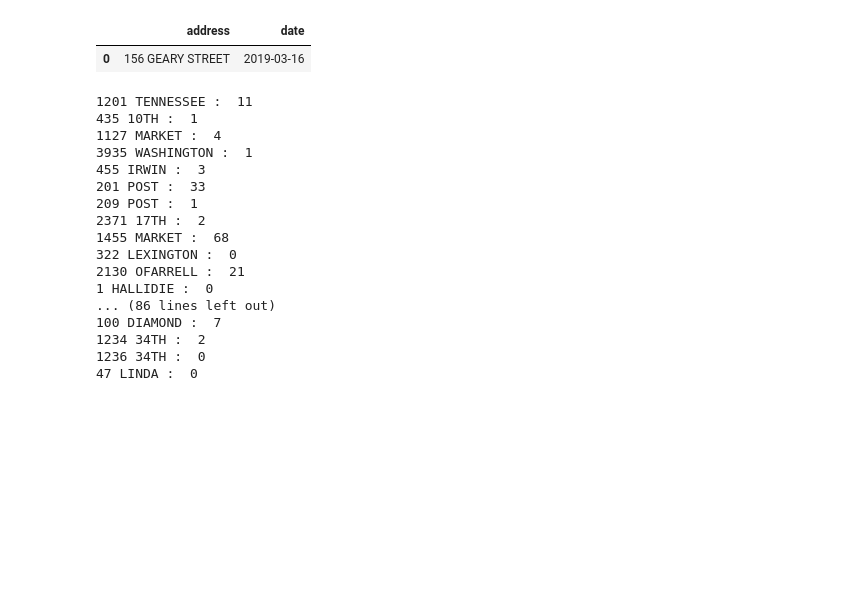
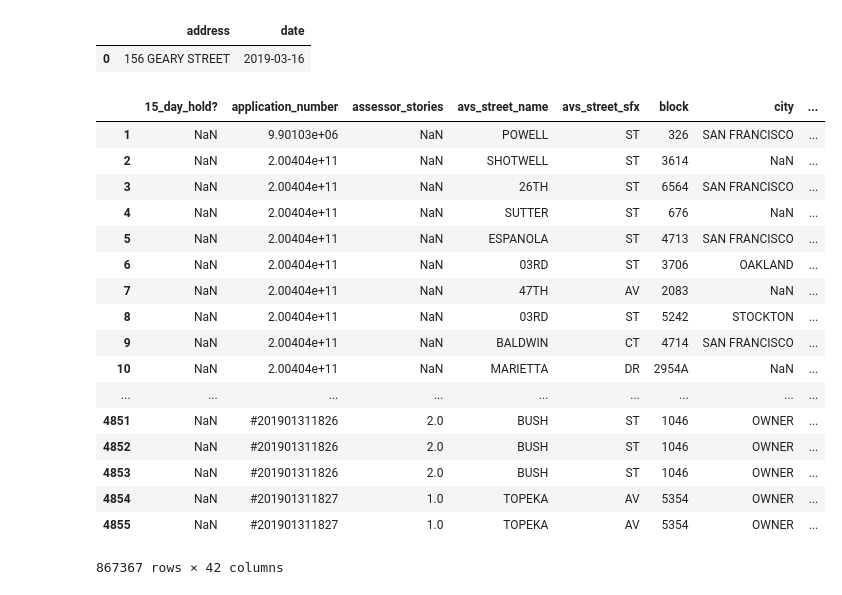
Before and after one commit to porbo/sf-fires, a Jupyter notebook: data_explore_b.ipynb, the cells around one changed output. Cells and saved outputs as stored; diff of their text form; code cells hidden in the pictures; blank space fills up the shorter version.

```diff
--- a/data_explore_b.ipynb
+++ b/data_explore_b.ipynb
@@ -531,30 +583,37 @@ target
+# %%
+fires = np.zeros((len(target_matching), 2))
 # %%
 a, b, c = 0,0,0
-start_date = target['date'].iloc[-1]
+start_date = pd.to_datetime('2004-01-01')
 # %%
-for i, row in predictor.iterrows():
+time1 = time.clock()
+for i, row in target_matching.iterrows():
     if i%10000 == 0:
         print('done with {} iterations'.format(i))
+        print(time.clock() - time1)
     try:
         #part a
-        p1 = time.clock()
+#         p1 = time.clock()
         start = row['status_date']
         address = row['address']
         #part b
-        p2 = time.clock()
+#         p2 = time.clock()
 
         days = (start - start_date).days
-        temp = target.iloc[:target_date_index[days]]
+        after = fires_df.iloc[:target_date_index[days]]
+        before = fires_df.iloc[target_date_index[days]:]
 
         #part c
-        p3 = time.clock()
-        fires[i] = len(temp[temp['address'].apply(lambda x: address == x[:len(address)])])
-        last = time.clock()
+#         p3 = time.clock()
 
-        a += p2 - p1
-        b += p3 - p2
-        c += last - p3
-    except:
+        fires[i,0] = len(before[before['address'].apply(lambda x: address == x[:len(address)])])
+        fires[i,1] = len(after[after['address'].apply(lambda x: address == x[:len(address)])])
+#         last = time.clock()
+
+#         a += p2 - p1
+#         b += p3 - p2
+#         c += last - p3
+    except:h
         print(i)
         print(sys.exc_info())
         break
@@ -564,0 +638,2 @@ done with 0 iterations
+# %%
+target = pd.DataFrame(data = fires, columns = ['fires_before', 'fires_after'])
@@ -647,27 +743,24 @@ predictor['street name'] = predictor['list'].apply(lambda x: x[1])
 predictor['addr2'] = predictor['list'].apply(lambda x: ' '.join(x[:-1]))
 # %%
 save(predictor)
-# %%
-for i, addr in enumerate(predictor['addr2'].unique()):
-    t = target[target['Address'].apply(lambda x: addr in x)].count()
-    print(addr, ': ', t['Address'])
-    if i > 100:
-        break
-# %% [output]
-1201 TENNESSEE :  11
-435 10TH :  1
-1127 MARKET :  4
-3935 WASHINGTON :  1
-455 IRWIN :  3
-201 POST :  33
-209 POST :  1
-2371 17TH :  2
-1455 MARKET :  68
-322 LEXINGTON :  0
-2130 OFARRELL :  21
-1 HALLIDIE :  0
-... (86 lines left out)
-100 DIAMOND :  7
-1234 34TH :  2
-1236 34TH :  0
-47 LINDA :  0
+# %%
+predictor
+# %% [output]
+|  | 15_day_hold? | application_number | assessor_stories | avs_street_name | avs_street_sfx | block | city | ... |
+| 1 | NaN | 9.90103e+06 | NaN | POWELL | ST | 326 | SAN FRANCISCO | ... |
+| 2 | NaN | 2.00404e+11 | NaN | SHOTWELL | ST | 3614 | NaN | ... |
+| 3 | NaN | 2.00404e+11 | NaN | 26TH | ST | 6564 | SAN FRANCISCO | ... |
+| 4 | NaN | 2.00404e+11 | NaN | SUTTER | ST | 676 | NaN | ... |
+| 5 | NaN | 2.00404e+11 | NaN | ESPANOLA | ST | 4713 | SAN FRANCISCO | ... |
+| 6 | NaN | 2.00404e+11 | NaN | 03RD | ST | 3706 | OAKLAND | ... |
+| 7 | NaN | 2.00404e+11 | NaN | 47TH | AV | 2083 | NaN | ... |
+| 8 | NaN | 2.00404e+11 | NaN | 03RD | ST | 5242 | STOCKTON | ... |
+| 9 | NaN | 2.00404e+11 | NaN | BALDWIN | CT | 4714 | SAN FRANCISCO | ... |
+| 10 | NaN | 2.00404e+11 | NaN | MARIETTA | DR | 2954A | NaN | ... |
+| ... | ... | ... | ... | ... | ... | ... | ... | ... |
+| 4851 | NaN | #201901311826 | 2.0 | BUSH | ST | 1046 | OWNER | ... |
+| 4852 | NaN | #201901311826 | 2.0 | BUSH | ST | 1046 | OWNER | ... |
+| 4853 | NaN | #201901311826 | 2.0 | BUSH | ST | 1046 | OWNER | ... |
+| 4854 | NaN | #201901311827 | 1.0 | TOPEKA | AV | 5354 | OWNER | ... |
+| 4855 | NaN | #201901311827 | 1.0 | TOPEKA | AV | 5354 | OWNER | ... |
+867367 rows × 42 columns
```
Also changed, not shown: parts of 34 cells of this notebook, 1 other file.
